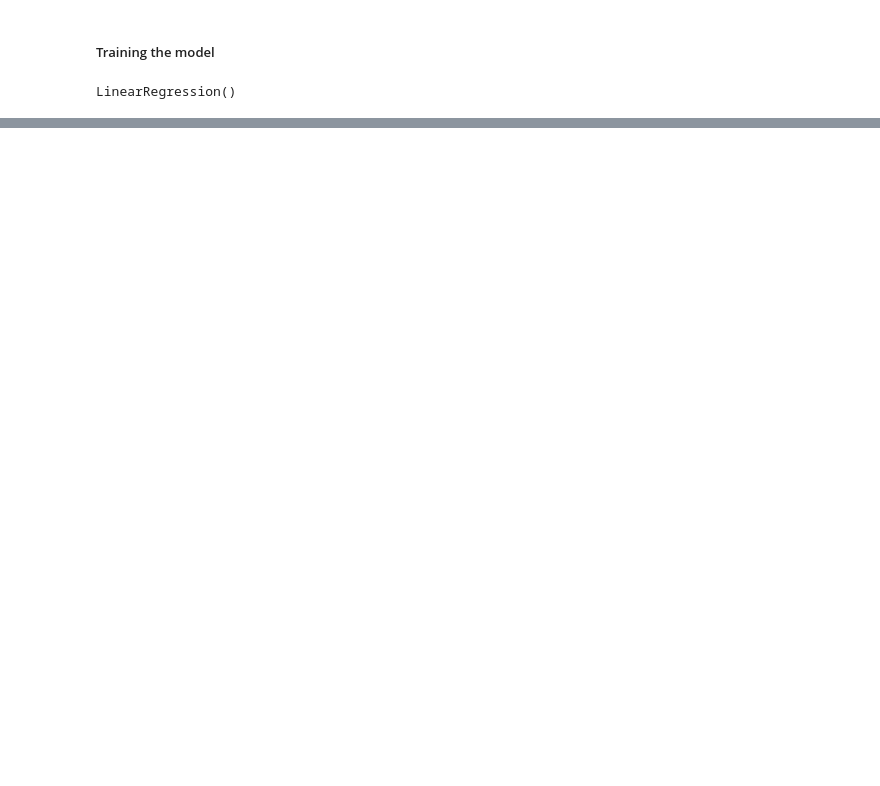
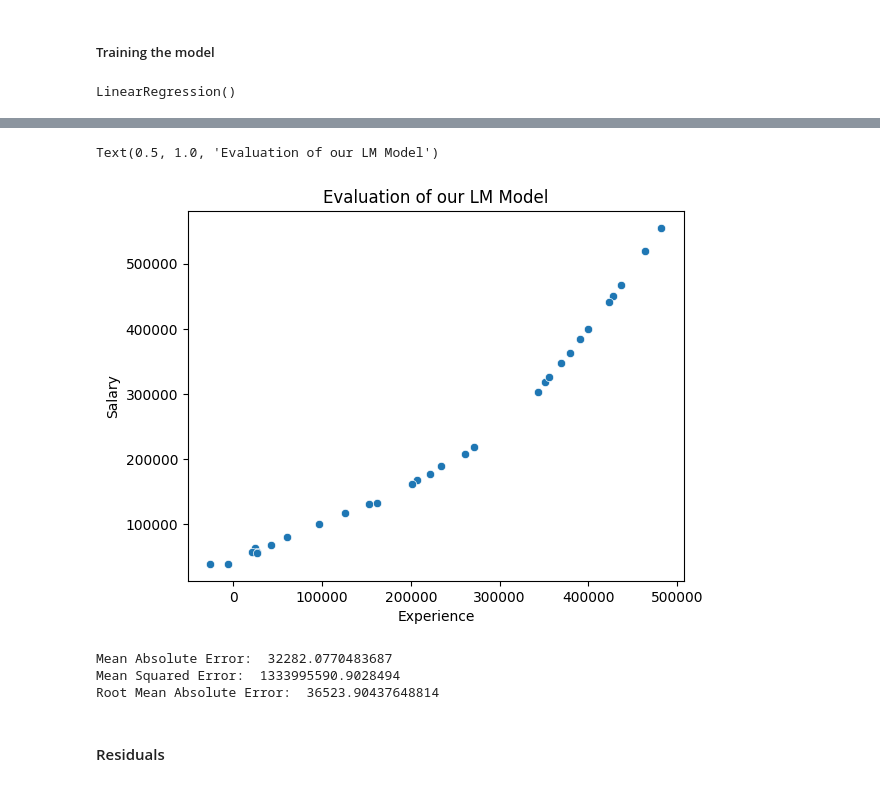
Before and after one commit to mozzam123/salary-prediction-linear-regression, a Jupyter notebook: main.ipynb, the cells around one changed output, grey strips where cells are left out. Saved outputs shown, nothing was run; the diff lists cells and outputs as text; code cells hidden in the pictures; blank space fills up the shorter version.

Commit message:
added splitting the data, fitting and residuals

```diff
--- a/main.ipynb
+++ b/main.ipynb
@@ -58,5 +58,5 @@ sns.lmplot(x='YearsExperience', y='Salary', data=df, scatter_kws={"alpha": 0.4})
 # %%
 from sklearn.model_selection import train_test_split
 # %%
-X = df['YearsExperience']
+X = df[['YearsExperience']]
 y = df['Salary']
@@ -94,0 +114,7 @@ predictions
+# %%
+sns.scatterplot(x=predictions, y=y_test)
+plt.xlabel("Experience")
+plt.title("Evaluation of our LM Model")
+# %% [output]
+Text(0.5, 1.0, 'Evaluation of our LM Model')
+[figure, added]
@@ -94,0 +123,10 @@ predictions
+# %%
+print("Mean Absolute Error: ", mean_absolute_error(y_test, predictions))
+print("Mean Squared Error: ", mean_squared_error(y_test, predictions))
+print("Root Mean Absolute Error: ", root_mean_squared_error(y_test, predictions))
+# %% [output]
+Mean Absolute Error:  32282.0770483687
+Mean Squared Error:  1333995590.9028494
+Root Mean Absolute Error:  36523.90437648814
+# %% [markdown]
+#### Residuals
```
Also changed, not shown: parts of 11 cells of this notebook, 1 other file.
